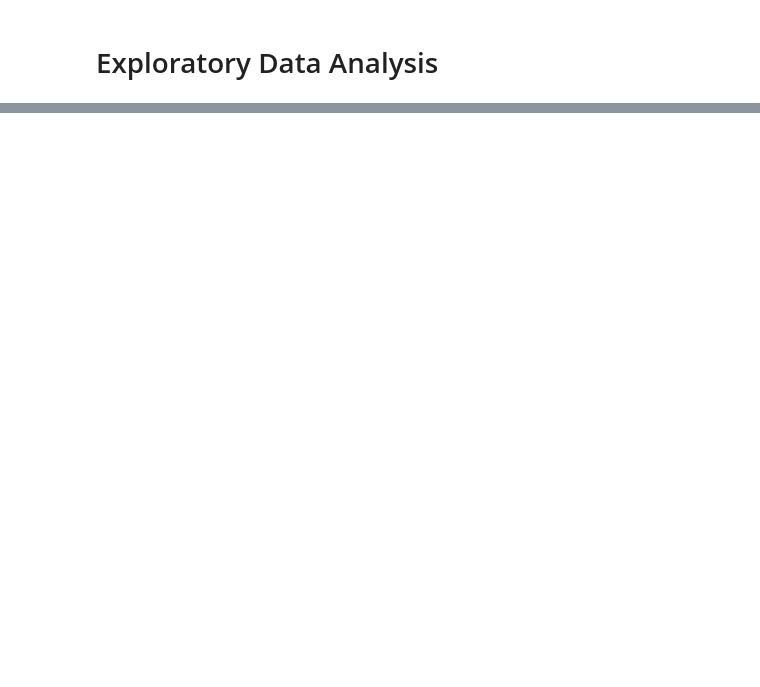
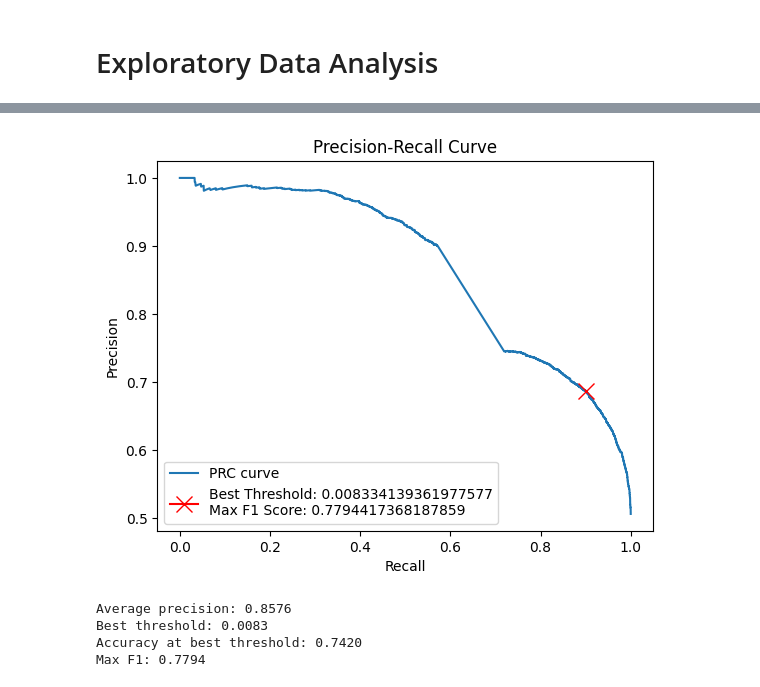
Before and after one commit to tzy815/DSA4213-project, a Jupyter notebook: project.ipynb, the cells around one changed output, grey strips where cells are left out. Saved outputs shown, nothing was run; the diff lists cells and outputs as text; code cells hidden in the pictures; blank space fills up the shorter version.

```diff
--- a/project.ipynb
+++ b/project.ipynb
@@ -282,0 +211,79 @@ generate_wordcloud(tfidf_df, 'score', 20)
+# %%
+import numpy as np
+import pandas as pd
+import torch
+from transformers import AutoTokenizer, AutoModelForSequenceClassification
+
+MODEL_NAME = "distilbert-base-uncased-finetuned-sst-2-english"
+
+tokenizer = AutoTokenizer.from_pretrained(MODEL_NAME)
+model = AutoModelForSequenceClassification.from_pretrained(MODEL_NAME)
+model.eval()
+
+device = torch.device("cuda" if torch.cuda.is_available() else "cpu")
+model.to(device)
+
+def normalize_text(x):
+    if isinstance(x, str):
+        return x
+    if isinstance(x, (list, tuple)):
+        return " ".join(map(str, x))
+    if pd.isna(x):
+        return ""
+    return str(x)
+
+def bert_predict_proba(texts, batch_size=32, max_length=128):
+    """
+    Get probability of POSITIVE class for a list of texts
+    using a pre-finetuned BERT model (no tuning).
+    """
+    all_probs = []
+
+    for i in range(0, len(texts), batch_size):
+        batch_texts = texts[i:i + batch_size]
+
+        encodings = tokenizer(
+            batch_texts,
+            padding=True,
+            truncation=True,
+            max_length=max_length,
+            return_tensors="pt"
+        )
+
+        encodings = {k: v.to(device) for k, v in encodings.items()}
+
+        with torch.no_grad():
+            outputs = model(**encodings)
+            logits = outputs.logits
+            probs = torch.softmax(logits, dim=-1)
+            pos_probs = probs[:, 1]
+
+        all_probs.extend(pos_probs.cpu().numpy())
+
+    return np.array(all_probs)
+
+final_df = pd.read_csv(
+    'datasets/steam_50000_cleaned.csv',
+    keep_default_na=False,
+    na_filter=False
+)
+
+X_train, X_test, y_train, y_test = split_data(final_df, 'score')
+
+texts_test = X_test["text"].tolist()
+y_test_np = y_test.values
+
+y_pred_proba = bert_predict_proba(texts_test, batch_size=32)
+
+ap, acc, best_th, max_f1 = metrics(y_test_np, y_pred_proba)
+
+print(f"Average precision: {ap:.4f}")
+print(f"Best threshold: {best_th:.4f}")
+print(f"Accuracy at best threshold: {acc:.4f}")
+print(f"Max F1: {max_f1:.4f}")
+# %% [output]
+[figure, added]
+Average precision: 0.8576
+Best threshold: 0.0083
+Accuracy at best threshold: 0.7420
+Max F1: 0.7794
```
Also changed, not shown: parts of 22 cells of this notebook.
